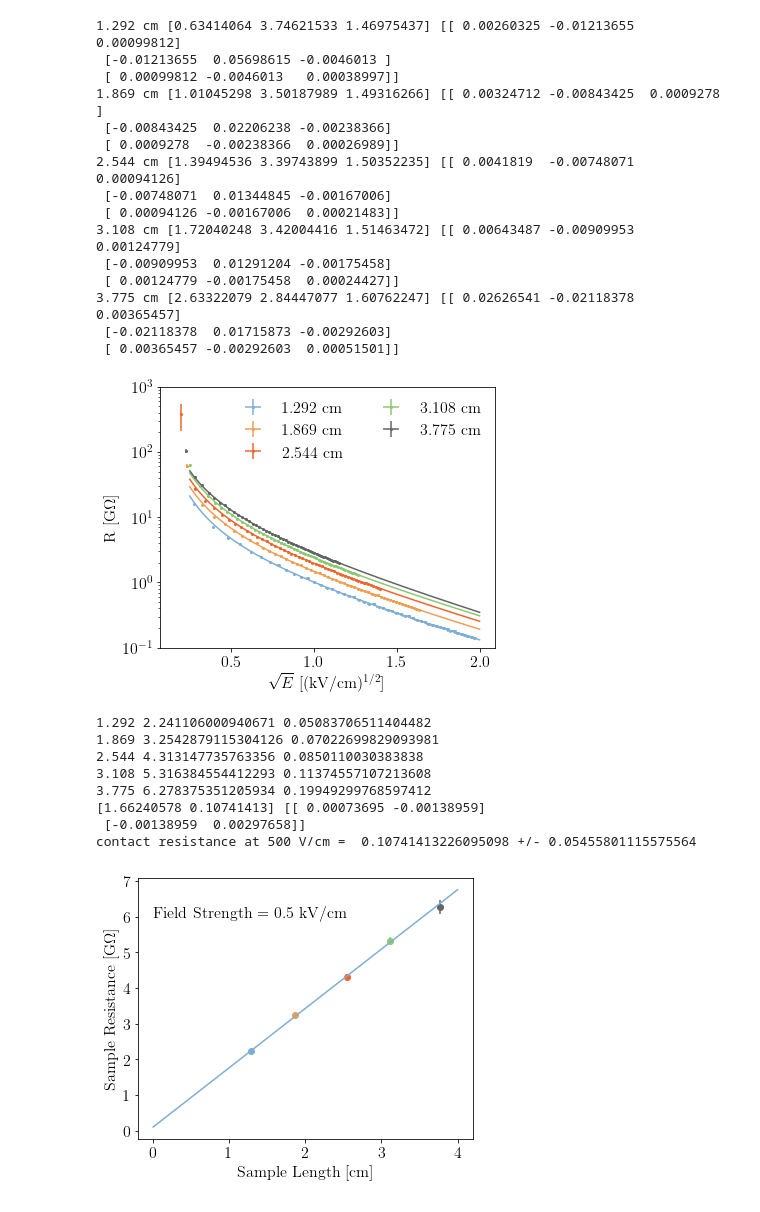
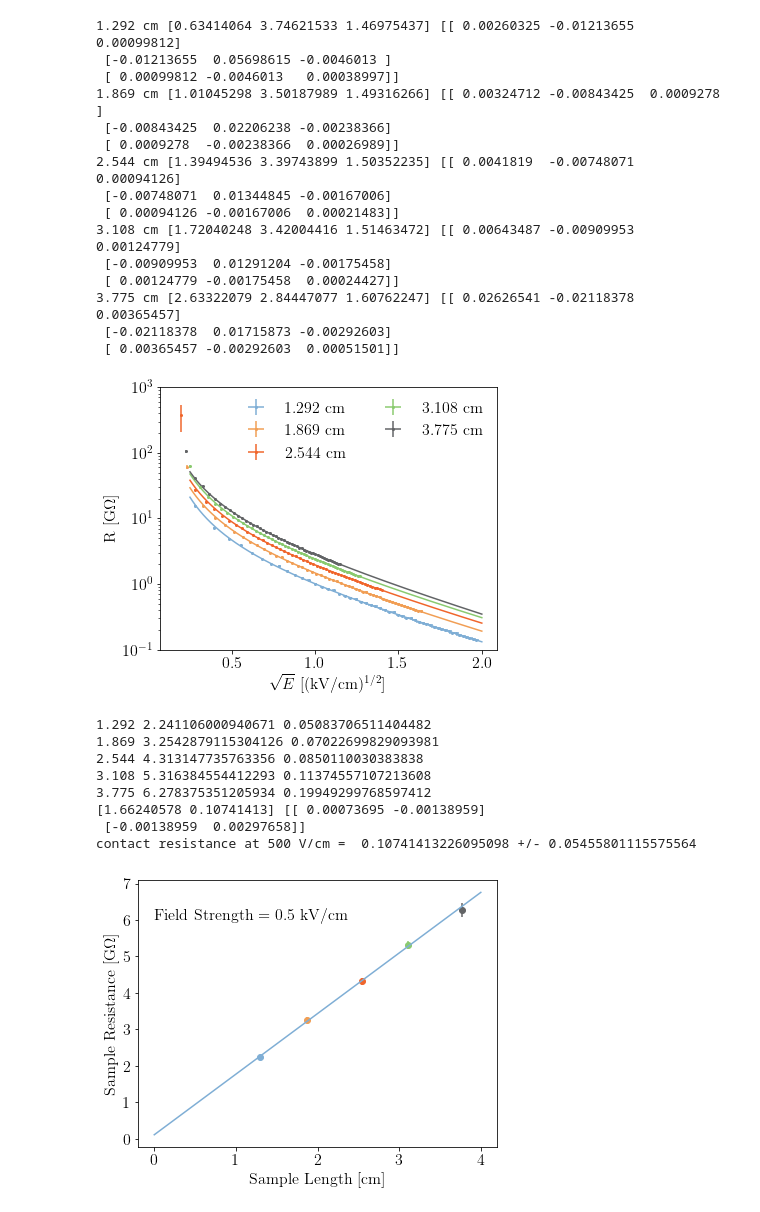
Before and after one commit to DanielMDouglas/DR8plots, a Jupyter notebook: DR8plots.ipynb, the cells around one changed output. Drawn from its saved outputs; the diff is of its cells as text; code cells hidden in the pictures.

```diff
--- a/DR8plots.ipynb
+++ b/DR8plots.ipynb
@@ -201,6 +203,7 @@ ax.set_ylabel(r'R [G$\Omega$]')
 ax.set_ylim(1e-1 ,1e3)
 
 plt.semilogy()
+plt.tight_layout()
 
 plt.savefig('TLM_length_resistance.png', dpi = 300)
 # %% [output]
@@ -219,7 +222,7 @@ plt.savefig('TLM_length_resistance.png', dpi = 300)
 3.775 cm [2.63322079 2.84447077 1.60762247] [[ 0.02626541 -0.02118378  0.00365457]
  [-0.02118378  0.01715873 -0.00292603]
  [ 0.00365457 -0.00292603  0.00051501]]
-[figure, old version]
+[figure, new version]
 # %%
 def TLM_model(L, m, b):
     return m*L + b
@@ -246,34 +249,36 @@ for item in data:
                  yerr = dR,
                  color = item["color"])
     plt.scatter(L, R, color = item["color"])
 
 popt, pcov = curve_fit(TLM_model,
                        lengths, Rs,
                        sigma = dRs,
                        #absolute_sigma = True,
                        p0 = starting_values,
                        bounds = optBounds)
 print (popt, pcov)
 print ("contact resistance at 500 V/cm = ", popt[1], "+/-", np.sqrt(pcov[1][1]))
 
 fineLspace = np.linspace(0, 4, 1000)
 plt.plot(fineLspace, TLM_model(fineLspace, *popt))
 
 plt.text(0, 6, 'Field Strength = '+str(round(testField**2, 2))+' kV/cm')
 plt.xlabel(r'Sample Length [cm]')
 plt.ylabel(r'Sample Resistance [G$\Omega$]')
 
+plt.tight_layout()
+
 plt.savefig('TLM_length_TLMfit.png', dpi = 300)
 # %% [output]
 1.292 2.241106000940671 0.05083706511404482
 1.869 3.2542879115304126 0.07022699829093981
 2.544 4.313147735763356 0.0850110030383838
 3.108 5.316384554412293 0.11374557107213608
 3.775 6.278375351205934 0.19949299768597412
 [1.66240578 0.10741413] [[ 0.00073695 -0.00138959]
  [-0.00138959  0.00297658]]
 contact resistance at 500 V/cm =  0.10741413226095098 +/- 0.05455801115575564
-[figure, old version]
+[figure, new version]
 # %%
 #testFields = np.linspace(0.25, 1.25, 500)
 testFields = np.linspace(0.1, 1, 500)
```
Also changed, not shown: parts of 4 cells of this notebook, 11 other files.
